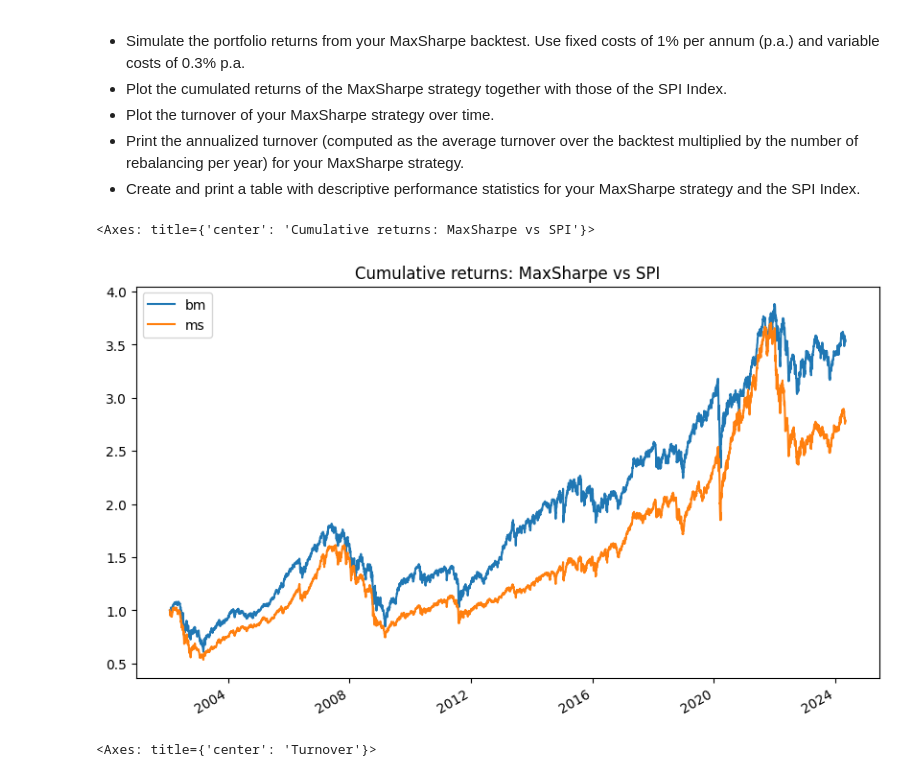
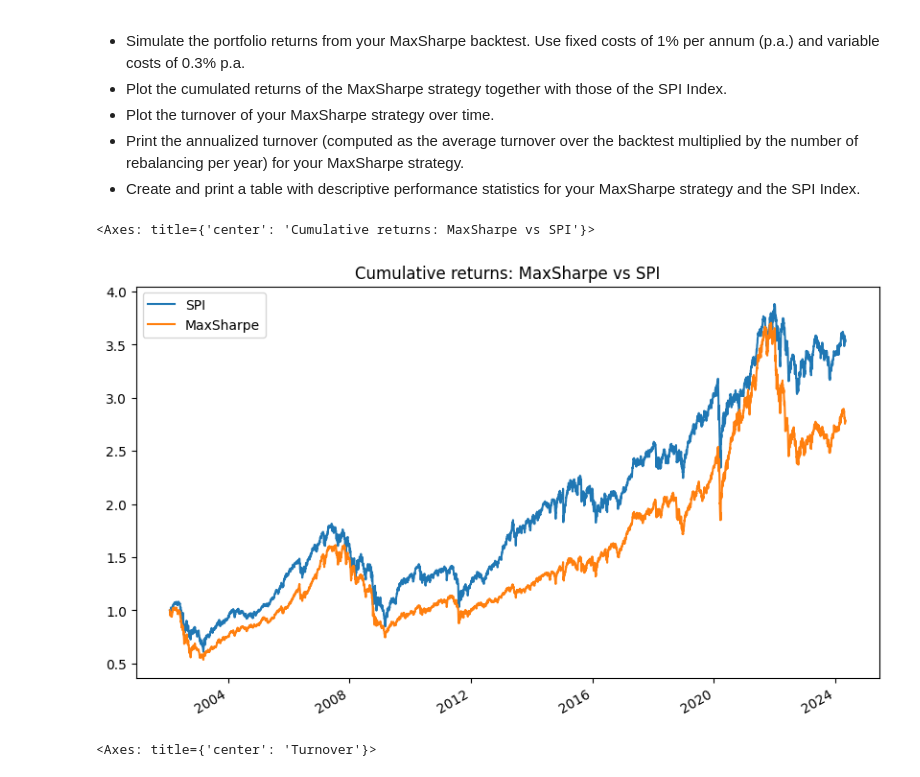
Before and after one commit to marci314/qpmwp-course, a Jupyter notebook: assignments/assignment_3.ipynb, the cells around one changed output. Drawn from its saved outputs; the diff is of its cells as text; code cells hidden in the pictures.

```diff
--- a/assignments/assignment_3.ipynb
+++ b/assignments/assignment_3.ipynb
@@ -189,9 +189,15 @@ class MaxSharpe(Optimization):
                  constraints: Optional[Constraints] = None,
                  covariance: Optional[Covariance] = None,
                  expected_return: Optional[ExpectedReturn] = None,
+                 risk_aversion: float = 1.0,
+                 max_iter: int = 10,
+                 tol: float = 1e-8,
                  **kwargs) -> None:
         super().__init__(
             constraints=constraints,
+            risk_aversion=risk_aversion,
+            max_iter=max_iter,
+            tol=tol,
             **kwargs,
         )
         self.covariance = Covariance() if covariance is None else covariance
@@ -205,9 +211,10 @@ class MaxSharpe(Optimization):
         self.covmat = np.asarray(covmat, dtype=float)
         self.mu = np.asarray(mu, dtype=float).reshape(-1)
 
+        lam = float(self.params.get('risk_aversion', 1.0))
         self.objective = Objective(
             q=-self.mu,
-            P=2 * self.params['risk_aversion'] * self.covmat,
+            P=2 * lam * self.covmat,
         )
         return None
 
@@ -746,0 +762,15 @@ Annual turnover on full backtest: 99.97%
+# %%
+bs.optimization = MaxSharpe(
+    covariance=Covariance(method='pearson'),
+    expected_return=ExpectedReturn(method='geometric'),
+    solver_name='cvxopt',
+    risk_aversion=risk_aversion_ms,
+    max_iter=10,
+    tol=1e-8,
+    turnover_penalty=0.000096,
+)
+
+bt_ms = Backtest()
+bt_ms.run(bs=bs)
+
+print("Chosen turnover penalty: 0.000096")
@@ -771,26 +823,24 @@ This is closest to the 100\% target among the tested candidates.
 # %%
 fixed_costs = 0.01
 variable_costs = 0.003
 return_series = bs.data.get_return_series(weekdays_only=False)
 
 sim_ms = bt_ms.strategy.simulate(
     return_series=return_series,
     fc=fixed_costs,
     vc=variable_costs
 )
 
 sim = pd.concat({
-    'bm': bs.data.bm_series,
-    'ms': sim_ms,
-}, axis = 1).dropna()
+    'SPI': bs.data.bm_series,
+    'MaxSharpe': sim_ms,
+}, axis=1).dropna()
 
-# Plot the cumulative returns of the strategy and the benchmark
 cumret = (1 + sim).cumprod()
-
 cumret.plot(figsize=(10, 6), title='Cumulative returns: MaxSharpe vs SPI')
 # %% [output]
 <Axes: title={'center': 'Cumulative returns: MaxSharpe vs SPI'}>
-[figure, old version]
+[figure, new version]
 # %%
 # Turnover
 to_ms = bt_ms.strategy.turnover(return_series=return_series)
```
Also changed, not shown: parts of 15 cells of this notebook.
